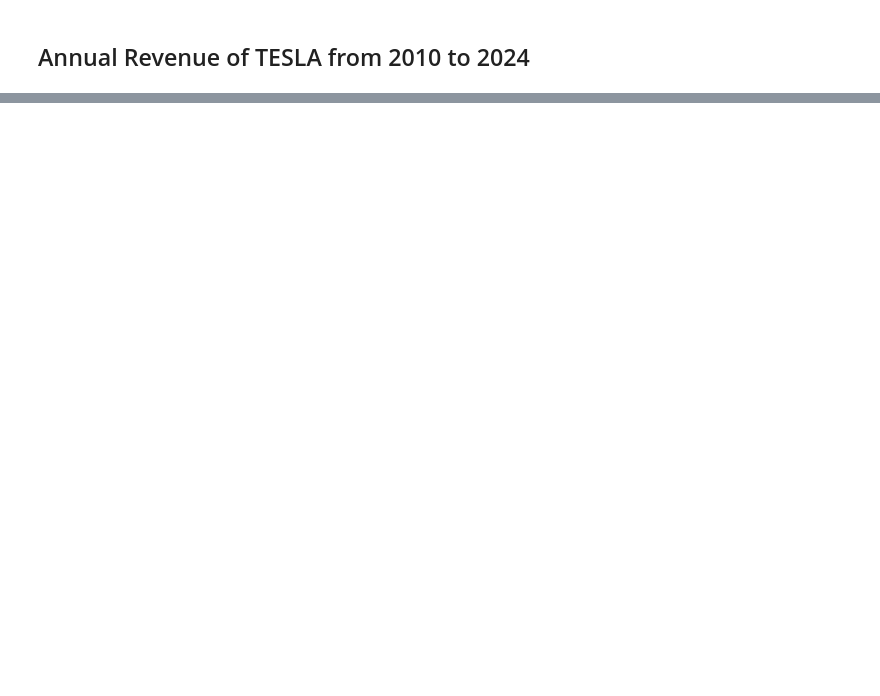
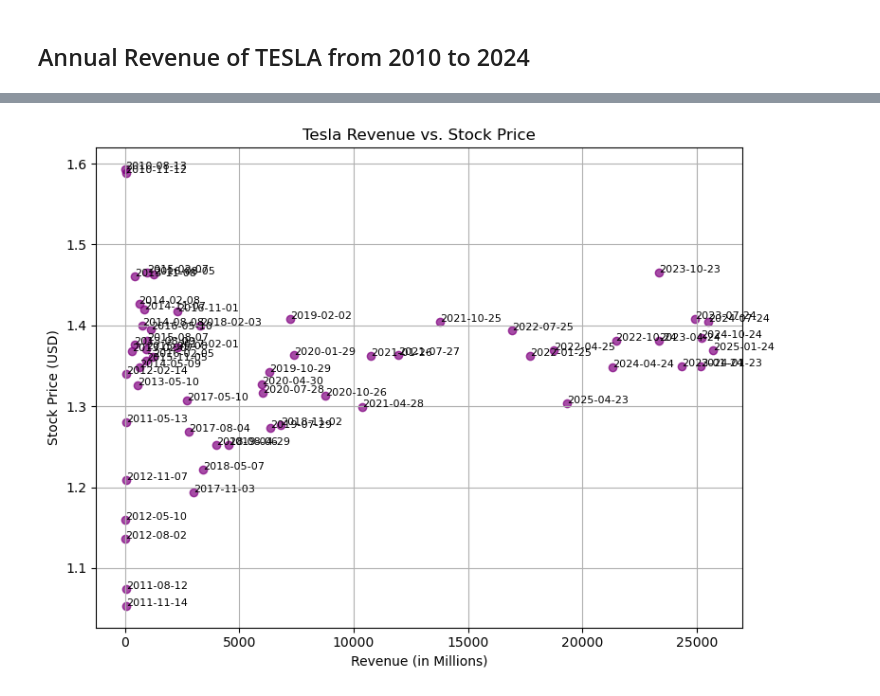
Before and after one commit to SolomonM-Kebede/Tesla-Revenue-and-Stock-data-Analysis, a Jupyter notebook: TeslaStock.ipynb, the cells around one changed output, grey strips where cells are left out. Saved outputs shown, nothing was run; the diff lists cells and outputs as text; code cells hidden in the pictures; blank space fills up the shorter version.

```diff
--- a/TeslaStock.ipynb
+++ b/TeslaStock.ipynb
@@ -360,0 +442,31 @@ fullYear_df.reset_index(drop=True)
+# %%
+# Convert to numeric
+tesla_qRevenue['revenue_in_millions($)'] = pd.to_numeric(tesla_qRevenue['revenue_in_millions($)'], errors='coerce')
+tesla_data['Close'] = pd.to_numeric(tesla_data['Close'], errors='coerce')
+
+# Combine into one DataFrame based on common index or date if needed
+df = pd.DataFrame({
+    'Revenue': tesla_qRevenue['revenue_in_millions($)'],
+    'Close': tesla_data['Close'],
+    'Date': tesla_qRevenue['report_date']  # Assuming alignment
+})
+
+# Drop rows with NaNs
+df.dropna(inplace=True)
+
+# Plot scatter
+plt.figure(figsize=(8, 6))
+plt.scatter(df['Revenue'], df['Close'], color='purple', alpha=0.7)
+
+# Annotate points with dates
+for i in range(len(df)):
+    plt.annotate(str(df['Date'].iloc[i]), (df['Revenue'].iloc[i], df['Close'].iloc[i]), fontsize=8)
+
+plt.title('Tesla Revenue vs. Stock Price')
+plt.xlabel('Revenue (in Millions)')
+plt.ylabel('Stock Price (USD)')
+plt.grid(True)
+plt.tight_layout()
+plt.show()
+# %% [output]
+[figure, added]
```
Also changed, not shown: parts of 10 cells of this notebook, 4 other files.
